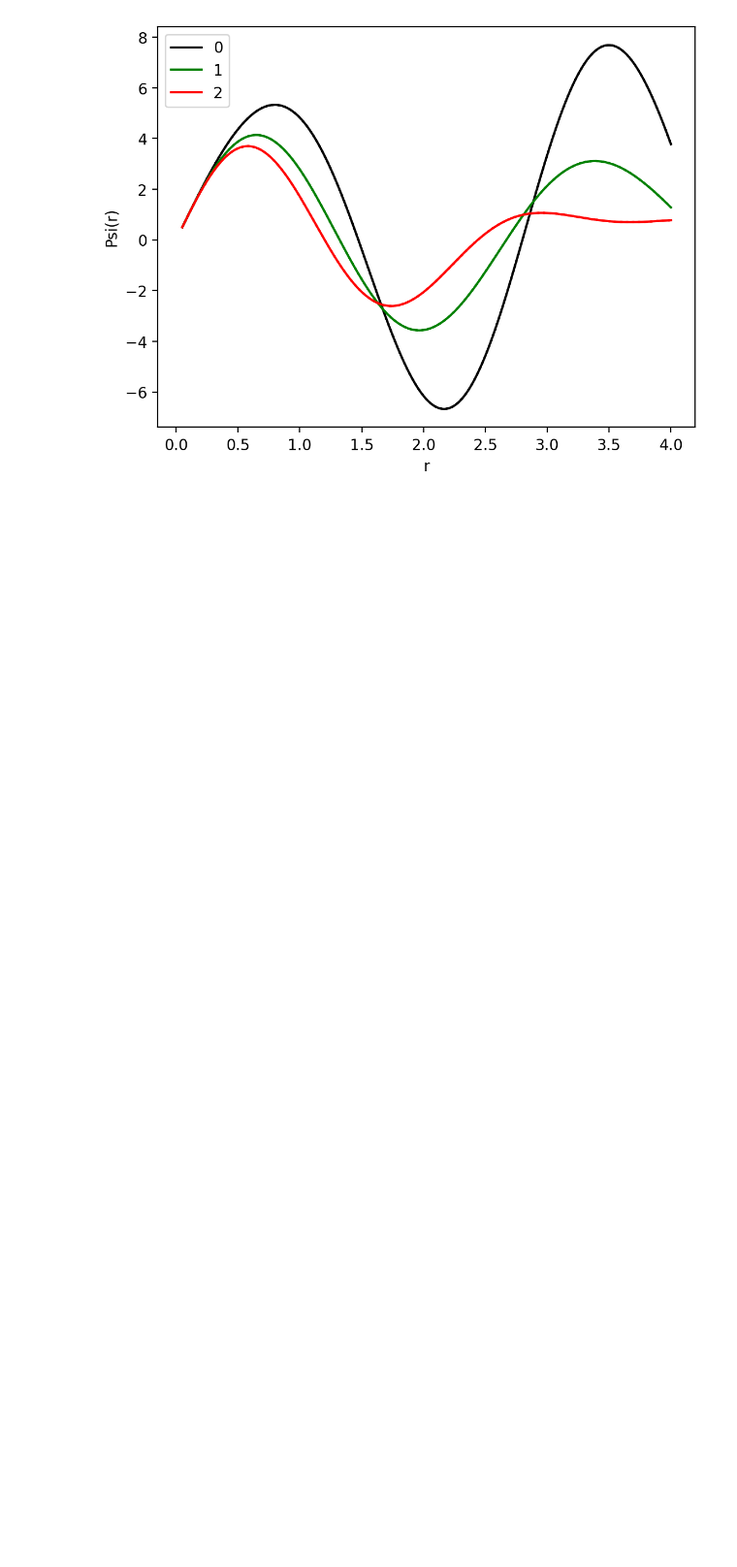
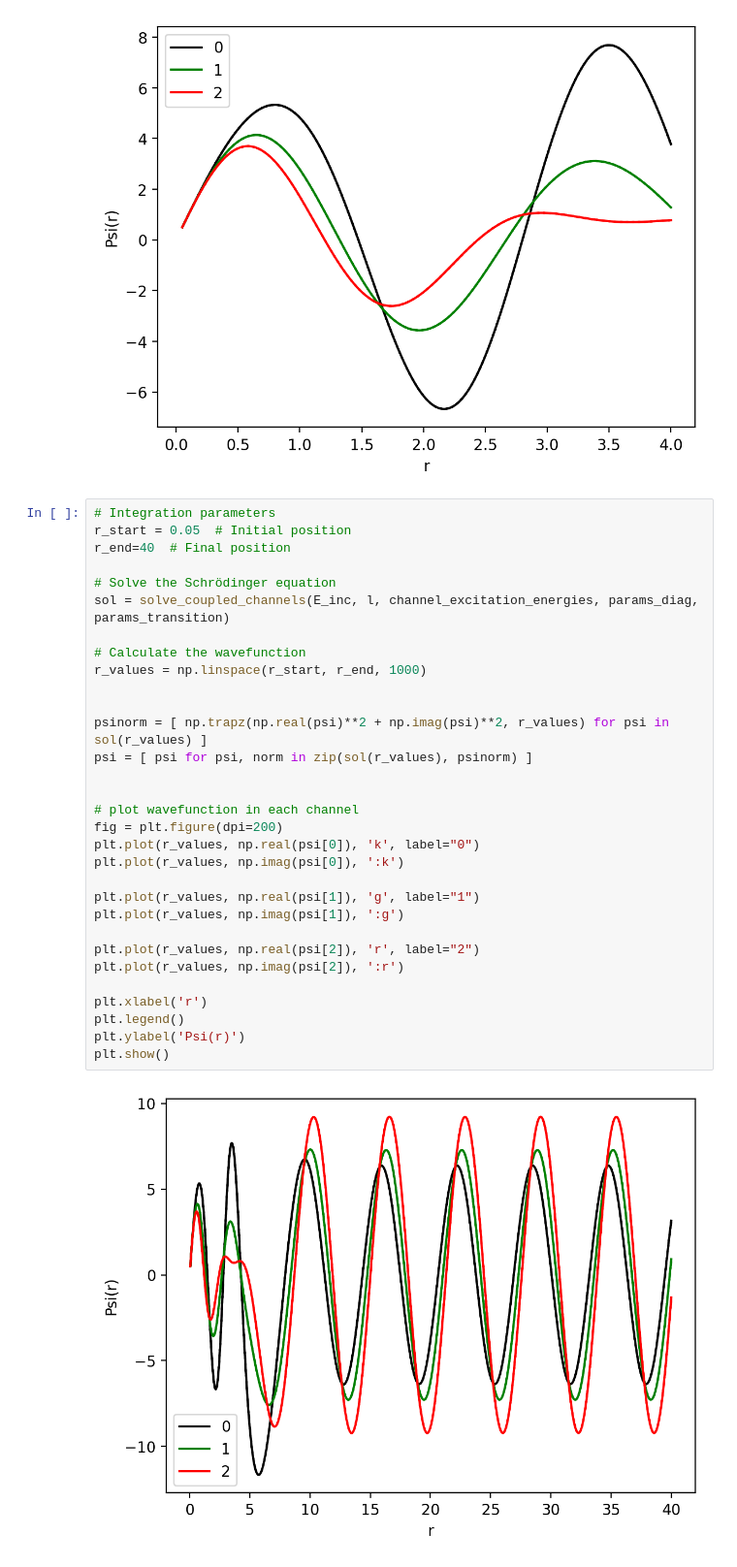
Before and after one commit to beykyle/2023-FRIB-TA-Summer-School, a Jupyter notebook: omp-rbm/coupled_channels_rbm.ipynb, the cells around one changed output. Shown at 97% size. Saved outputs shown, nothing was run; the diff lists cells and outputs as text; blank space fills up the shorter version.

```diff
--- a/omp-rbm/coupled_channels_rbm.ipynb
+++ b/omp-rbm/coupled_channels_rbm.ipynb
@@ -227,3 +219,36 @@ plt.ylabel('Psi(r)')
 plt.show()
 # %% [output]
 [figure]
+# %%
+# Integration parameters
+r_start = 0.05  # Initial position
+r_end=40  # Final position
+
+# Solve the Schrödinger equation
+sol = solve_coupled_channels(E_inc, l, channel_excitation_energies, params_diag, params_transition)
+
+# Calculate the wavefunction
+r_values = np.linspace(r_start, r_end, 1000)
+
+
+psinorm = [ np.trapz(np.real(psi)**2 + np.imag(psi)**2, r_values) for psi in sol(r_values) ]
+psi = [ psi for psi, norm in zip(sol(r_values), psinorm) ]
+
+
+# plot wavefunction in each channel
+fig = plt.figure(dpi=200)
+plt.plot(r_values, np.real(psi[0]), 'k', label="0")
+plt.plot(r_values, np.imag(psi[0]), ':k')
+
+plt.plot(r_values, np.real(psi[1]), 'g', label="1")
+plt.plot(r_values, np.imag(psi[1]), ':g')
+
+plt.plot(r_values, np.real(psi[2]), 'r', label="2")
+plt.plot(r_values, np.imag(psi[2]), ':r')
+
+plt.xlabel('r')
+plt.legend()
+plt.ylabel('Psi(r)')
+plt.show()
+# %% [output]
+[figure, added]
```
Also changed, not shown: parts of 3 cells of this notebook.
